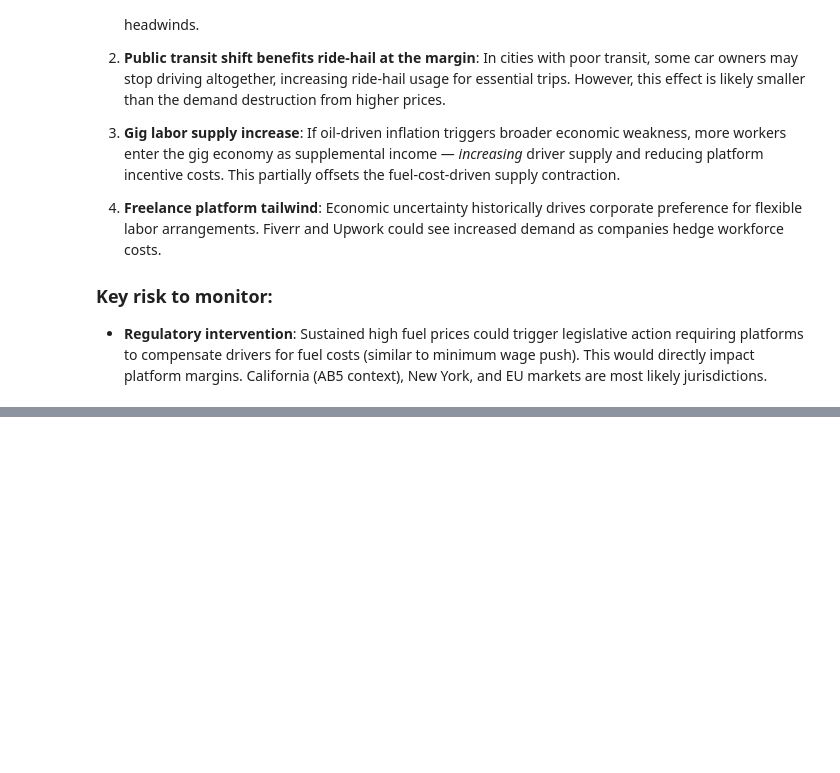
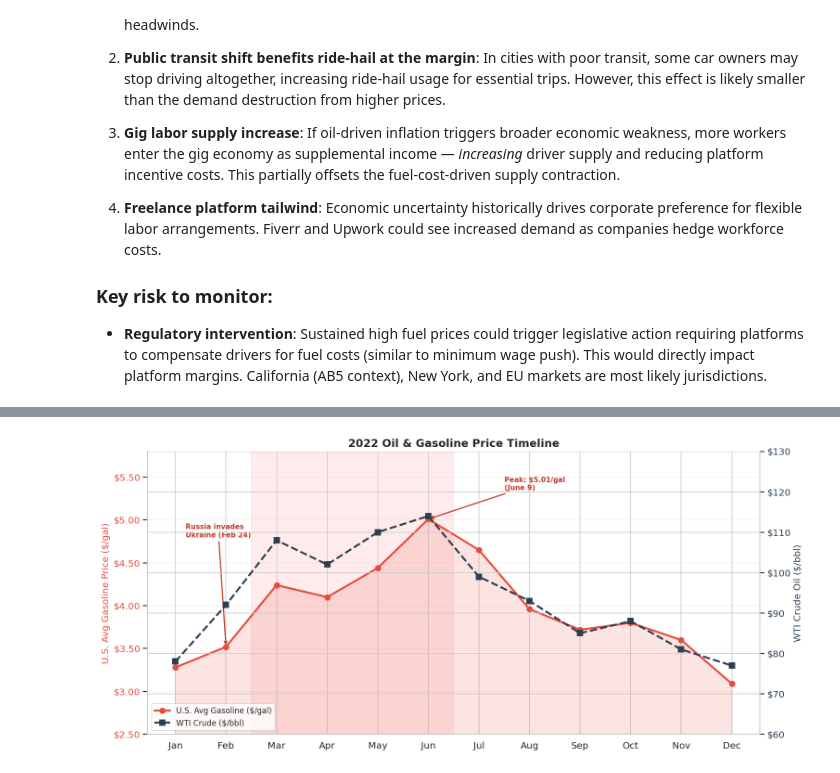
Before and after one commit to ms4674/Equity-research, a Jupyter notebook: oil-price-impact-gig-economy.ipynb, the cells around one changed output, grey strips where cells are left out. Drawn from its saved outputs; the diff is of its cells as text; code cells hidden in the pictures; blank space fills up the shorter version.

```diff
--- a/oil-price-impact-gig-economy.ipynb
+++ b/oil-price-impact-gig-economy.ipynb
@@ -466,0 +473,44 @@ plt.show()
+# %%
+months_2022 = ["Jan", "Feb", "Mar", "Apr", "May", "Jun", "Jul", "Aug", "Sep", "Oct", "Nov", "Dec"]
+gas_2022 = [3.28, 3.52, 4.24, 4.10, 4.44, 5.01, 4.65, 3.96, 3.72, 3.80, 3.60, 3.09]
+wti_2022 = [78, 92, 108, 102, 110, 114, 99, 93, 85, 88, 81, 77]
+
+fig, ax1 = plt.subplots(figsize=(13, 6))
+
+color_gas = "#e74c3c"
+color_wti = "#2c3e50"
+
+ax1.fill_between(range(len(months_2022)), gas_2022, alpha=0.15, color=color_gas)
+ax1.plot(months_2022, gas_2022, marker="o", color=color_gas, linewidth=2.5, markersize=7, label="U.S. Avg Gasoline ($/gal)", zorder=5)
+ax1.set_ylabel("U.S. Avg Gasoline Price ($/gal)", fontsize=12, color=color_gas)
+ax1.set_ylim(2.5, 5.8)
+ax1.yaxis.set_major_formatter(mticker.FormatStrFormatter('$%.2f'))
+ax1.tick_params(axis="y", labelcolor=color_gas)
+
+ax2 = ax1.twinx()
+ax2.plot(months_2022, wti_2022, marker="s", color=color_wti, linewidth=2.5, markersize=7, linestyle="--", label="WTI Crude ($/bbl)", zorder=5)
+ax2.set_ylabel("WTI Crude Oil ($/bbl)", fontsize=12, color=color_wti)
+ax2.set_ylim(60, 130)
+ax2.yaxis.set_major_formatter(mticker.FormatStrFormatter('$%d'))
+ax2.tick_params(axis="y", labelcolor=color_wti)
+
+ax1.axvspan(1.5, 5.5, alpha=0.08, color="red", zorder=0)
+ax1.annotate("Russia invades\nUkraine (Feb 24)", xy=(1, 3.52), xytext=(0.2, 4.8),
+             fontsize=9, fontweight="bold", color="#c0392b",
+             arrowprops=dict(arrowstyle="->", color="#c0392b", lw=1.5))
+ax1.annotate("Peak: $5.01/gal\n(June 9)", xy=(5, 5.01), xytext=(6.5, 5.35),
+             fontsize=9, fontweight="bold", color="#c0392b",
+             arrowprops=dict(arrowstyle="->", color="#c0392b", lw=1.5))
+
+lines1, labels1 = ax1.get_legend_handles_labels()
+lines2, labels2 = ax2.get_legend_handles_labels()
+ax1.legend(lines1 + lines2, labels1 + labels2, loc="lower left", fontsize=10)
+
+ax1.set_title("2022 Oil & Gasoline Price Timeline", fontsize=14, fontweight="bold")
+sns.despine(right=False)
+ax1.grid(axis="y", alpha=0.2)
+plt.tight_layout()
+plt.savefig("2022_oil_gas_timeline.png", bbox_inches="tight")
+plt.show()
+# %% [output]
+[figure, added]
```
Also changed, not shown: parts of 5 cells of this notebook, 2 other files.
